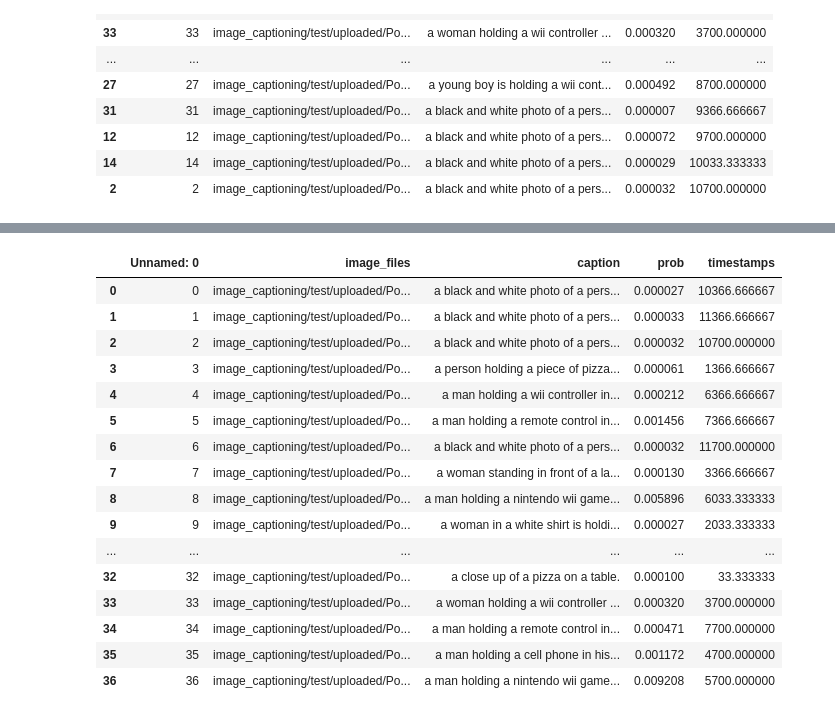
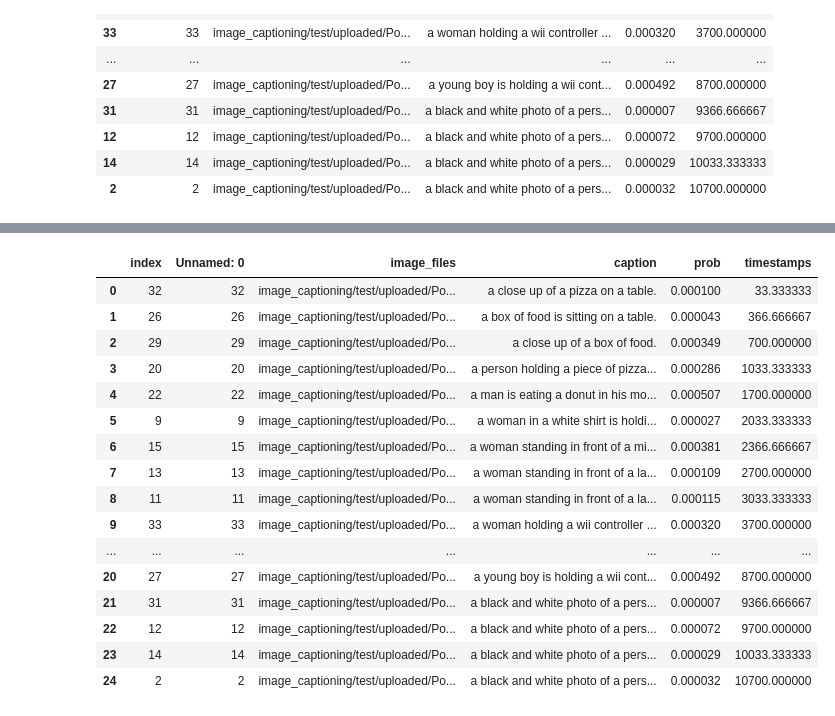
Before and after one commit to matthewgeng/videocontextsearch, a Jupyter notebook: backend/image_captioning/Untitled.ipynb, the cells around one changed output, grey strips where cells are left out. Drawn from its saved outputs; the diff is of its cells as text; code cells hidden in the pictures.

```diff
--- a/backend/image_captioning/Untitled.ipynb
+++ b/backend/image_captioning/Untitled.ipynb
@@ -47,7 +48,8 @@ df
 | 6 | 6 | image_captioning/test/uploaded/Po... | a black and white photo of a pers... | 0.000032 | 11700.000000 |
 | 10 | 10 | image_captioning/test/uploaded/Po... | a black and white photo of a pers... | 0.000031 | 12033.333333 |
 # %%
-df.drop_duplicates(subset=["caption"], keep='first')
+df = df.drop_duplicates(subset=["caption"], keep='first')
+df
 # %% [output]
 |  | Unnamed: 0 | image_files | caption | prob | timestamps |
 | 32 | 32 | image_captioning/test/uploaded/Po... | a close up of a pizza on a table. | 0.000100 | 33.333333 |
@@ -131,21 +159,21 @@ df.sort_values(by=["timestamps"])
 # %%
-df["timestamps"] = timestamps
+df = df.reset_index()
 df
 # %% [output]
-|  | Unnamed: 0 | image_files | caption | prob | timestamps |
-| 0 | 0 | image_captioning/test/uploaded/Po... | a black and white photo of a pers... | 0.000027 | 10366.666667 |
-| 1 | 1 | image_captioning/test/uploaded/Po... | a black and white photo of a pers... | 0.000033 | 11366.666667 |
-| 2 | 2 | image_captioning/test/uploaded/Po... | a black and white photo of a pers... | 0.000032 | 10700.000000 |
-| 3 | 3 | image_captioning/test/uploaded/Po... | a person holding a piece of pizza... | 0.000061 | 1366.666667 |
-| 4 | 4 | image_captioning/test/uploaded/Po... | a man holding a wii controller in... | 0.000212 | 6366.666667 |
-| 5 | 5 | image_captioning/test/uploaded/Po... | a man holding a remote control in... | 0.001456 | 7366.666667 |
-| 6 | 6 | image_captioning/test/uploaded/Po... | a black and white photo of a pers... | 0.000032 | 11700.000000 |
-| 7 | 7 | image_captioning/test/uploaded/Po... | a woman standing in front of a la... | 0.000130 | 3366.666667 |
-| 8 | 8 | image_captioning/test/uploaded/Po... | a man holding a nintendo wii game... | 0.005896 | 6033.333333 |
-| 9 | 9 | image_captioning/test/uploaded/Po... | a woman in a white shirt is holdi... | 0.000027 | 2033.333333 |
-| ... | ... | ... | ... | ... | ... |
-| 32 | 32 | image_captioning/test/uploaded/Po... | a close up of a pizza on a table. | 0.000100 | 33.333333 |
-| 33 | 33 | image_captioning/test/uploaded/Po... | a woman holding a wii controller ... | 0.000320 | 3700.000000 |
-| 34 | 34 | image_captioning/test/uploaded/Po... | a man holding a remote control in... | 0.000471 | 7700.000000 |
-| 35 | 35 | image_captioning/test/uploaded/Po... | a man holding a cell phone in his... | 0.001172 | 4700.000000 |
-| 36 | 36 | image_captioning/test/uploaded/Po... | a man holding a nintendo wii game... | 0.009208 | 5700.000000 |
+|  | index | Unnamed: 0 | image_files | caption | prob | timestamps |
+| 0 | 32 | 32 | image_captioning/test/uploaded/Po... | a close up of a pizza on a table. | 0.000100 | 33.333333 |
+| 1 | 26 | 26 | image_captioning/test/uploaded/Po... | a box of food is sitting on a table. | 0.000043 | 366.666667 |
+| 2 | 29 | 29 | image_captioning/test/uploaded/Po... | a close up of a box of food. | 0.000349 | 700.000000 |
+| 3 | 20 | 20 | image_captioning/test/uploaded/Po... | a person holding a piece of pizza... | 0.000286 | 1033.333333 |
+| 4 | 22 | 22 | image_captioning/test/uploaded/Po... | a man is eating a donut in his mo... | 0.000507 | 1700.000000 |
+| 5 | 9 | 9 | image_captioning/test/uploaded/Po... | a woman in a white shirt is holdi... | 0.000027 | 2033.333333 |
+| 6 | 15 | 15 | image_captioning/test/uploaded/Po... | a woman standing in front of a mi... | 0.000381 | 2366.666667 |
+| 7 | 13 | 13 | image_captioning/test/uploaded/Po... | a woman standing in front of a la... | 0.000109 | 2700.000000 |
+| 8 | 11 | 11 | image_captioning/test/uploaded/Po... | a woman standing in front of a la... | 0.000115 | 3033.333333 |
+| 9 | 33 | 33 | image_captioning/test/uploaded/Po... | a woman holding a wii controller ... | 0.000320 | 3700.000000 |
+| ... | ... | ... | ... | ... | ... | ... |
+| 20 | 27 | 27 | image_captioning/test/uploaded/Po... | a young boy is holding a wii cont... | 0.000492 | 8700.000000 |
+| 21 | 31 | 31 | image_captioning/test/uploaded/Po... | a black and white photo of a pers... | 0.000007 | 9366.666667 |
+| 22 | 12 | 12 | image_captioning/test/uploaded/Po... | a black and white photo of a pers... | 0.000072 | 9700.000000 |
+| 23 | 14 | 14 | image_captioning/test/uploaded/Po... | a black and white photo of a pers... | 0.000029 | 10033.333333 |
+| 24 | 2 | 2 | image_captioning/test/uploaded/Po... | a black and white photo of a pers... | 0.000032 | 10700.000000 |
```
Also changed, not shown: parts of 14 cells of this notebook, 18 other files.
